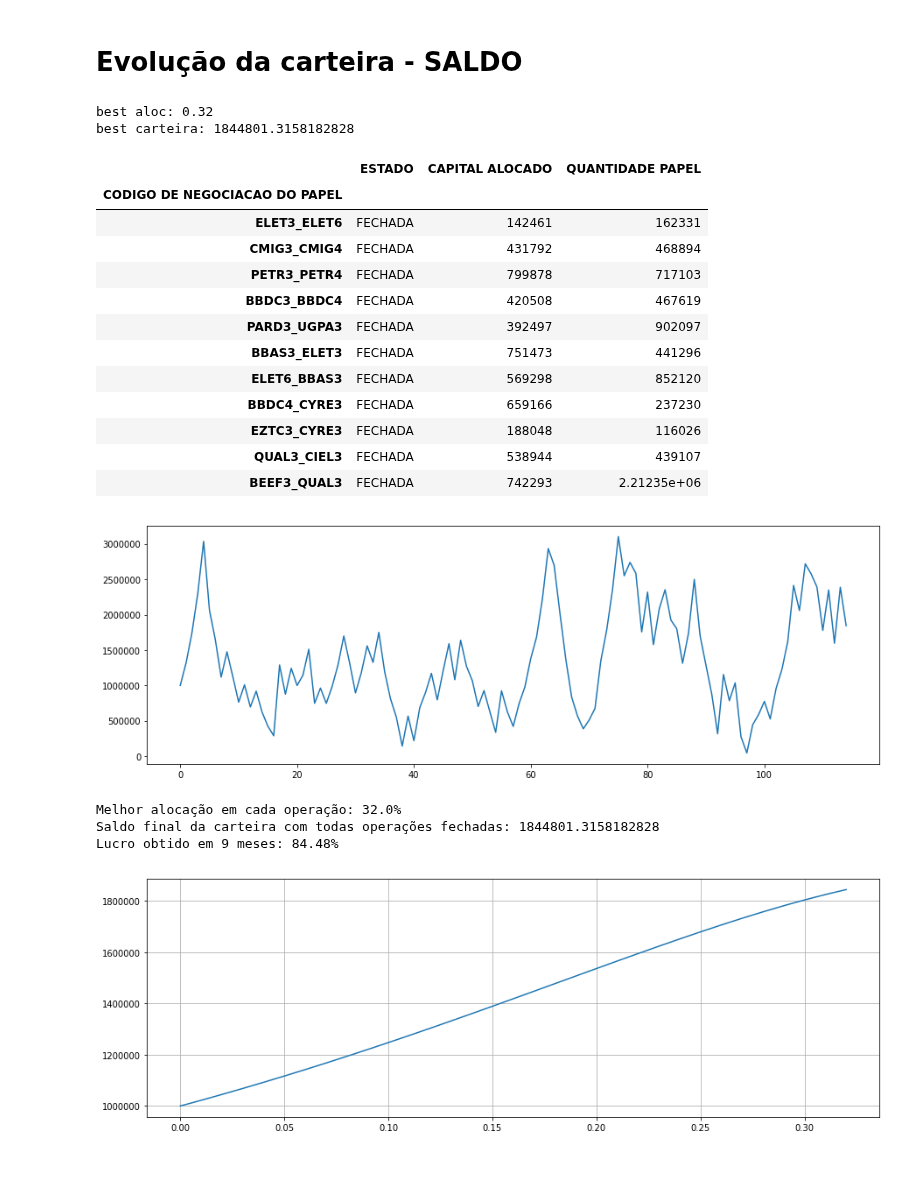
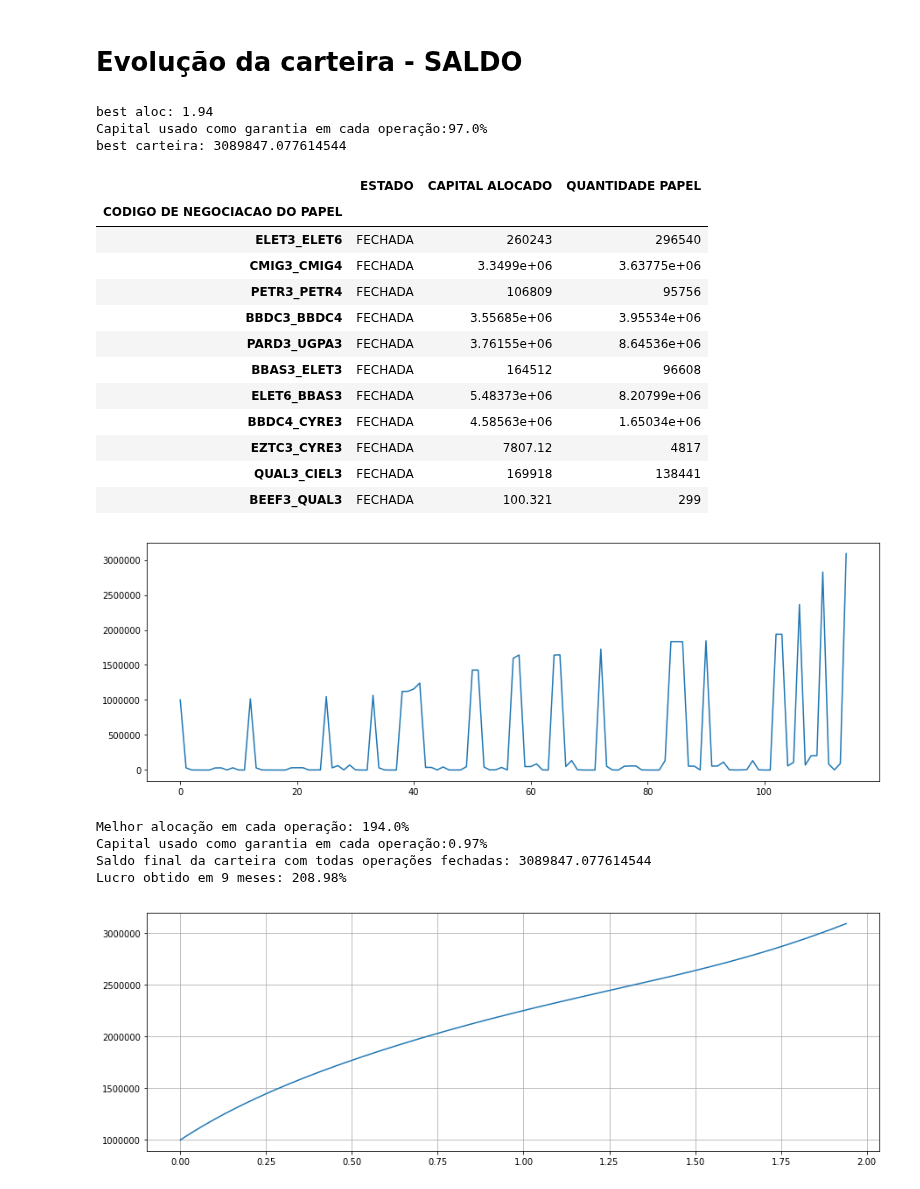
Before and after one commit to RodrigoCalderano/DOM-BOT, a Jupyter notebook: Jupyter/Long Short.ipynb, the cells around one changed output. Cells and saved outputs as stored; diff of their text form; code cells hidden in the pictures.

Commit message:
Calculo de saldo usando garantia

```diff
--- a/Jupyter/Long Short.ipynb
+++ b/Jupyter/Long Short.ipynb
@@ -577,7 +582,7 @@ carteiras = {
              0: 0,
              0: 0,
 }
-for alocacao in range(100):
+for alocacao in range(300):
     alocacao = alocacao/100
     df_c_ls = pd.DataFrame()
     df_c_ls['CODIGO DE NEGOCIACAO DO PAPEL'] = df_pares['Empresa1'] + '_' + df_pares['Empresa2']
@@ -593,24 +598,28 @@ for alocacao in range(100):
         order = orders_df.iloc[i]
 
         if df_c_ls.loc[order['CODIGO DE NEGOCIACAO DO PAPEL']]['ESTADO'] == 'FECHADA': # CALCULA ENTRADA
-            disponivel = carteira*alocacao
+            disponivel = carteira * alocacao
             quantidade_papel = round(disponivel/order['PRECO'])
             investimento = quantidade_papel * order['PRECO']
+            garantia = investimento/2
             if order['OPERACAO'] == 'BUY':
-                carteira = carteira - investimento
+                carteira = carteira - garantia
             elif order['OPERACAO'] == 'SELL':
-                carteira = carteira + investimento
+                carteira = carteira - garantia
             df_c_ls.loc[order['CODIGO DE NEGOCIACAO DO PAPEL']]['ESTADO'] = 'ABERTA'
             df_c_ls.loc[order['CODIGO DE NEGOCIACAO DO PAPEL']]['CAPITAL ALOCADO'] = investimento
             df_c_ls.loc[order['CODIGO DE NEGOCIACAO DO PAPEL']]['QUANTIDADE PAPEL'] = quantidade_papel
 
         else:  # FECHA OPERACAO
+            alocado = df_c_ls.loc[order['CODIGO DE NEGOCIACAO DO PAPEL']]['CAPITAL ALOCADO']
+            garantia = alocado/2
             quantidade_papel = df_c_ls.loc[order['CODIGO DE NEGOCIACAO DO PAPEL']]['QUANTIDADE PAPEL']
-            investimento = quantidade_papel * order['PRECO']
+            retorno = quantidade_papel * order['PRECO']
+            lucro = retorno - alocado
             if order['OPERACAO'] == 'BUY':
-                carteira = carteira - investimento
+                carteira = carteira + garantia - lucro
             elif order['OPERACAO'] == 'SELL':
-                carteira = carteira + investimento
+                carteira = carteira + garantia + lucro
             df_c_ls.loc[order['CODIGO DE NEGOCIACAO DO PAPEL']]['ESTADO'] = 'FECHADA'
 
         carteira_hist.append(carteira)
@@ -624,12 +633,14 @@ for alocacao in range(100):
         best_alocacao = alocacao
 
 print('best aloc: ' + str(best_alocacao))
+print('Capital usado como garantia em cada operação:' + str(best_alocacao*100/2) + '%')
 print('best carteira: ' + str(melhor_carteira))
 # plt.plot(carteira_hist)
 # df_c_ls
 # %% [output]
-best aloc: 0.32
-best carteira: 1844801.3158182828
+best aloc: 1.94
+Capital usado como garantia em cada operação:97.0%
+best carteira: 3089847.077614544
 # %%
 df_c_ls = pd.DataFrame()
 df_c_ls['CODIGO DE NEGOCIACAO DO PAPEL'] = df_pares['Empresa1'] + '_' + df_pares['Empresa2']
@@ -640,60 +651,66 @@ df_c_ls = df_c_ls.set_index('CODIGO DE NEGOCIACAO DO PAPEL')
 carteira = 1000000
 carteira_hist = [1000000]
 alocacao = best_alocacao
 
 for i in range(len(orders_df)):
 
     order = orders_df.iloc[i]
 
     if df_c_ls.loc[order['CODIGO DE NEGOCIACAO DO PAPEL']]['ESTADO'] == 'FECHADA': # CALCULA ENTRADA
-        disponivel = carteira*alocacao
+        disponivel = carteira * alocacao
         quantidade_papel = round(disponivel/order['PRECO'])
         investimento = quantidade_papel * order['PRECO']
+        garantia = investimento/2
         if order['OPERACAO'] == 'BUY':
-            carteira = carteira - investimento
+            carteira = carteira - garantia
         elif order['OPERACAO'] == 'SELL':
-            carteira = carteira + investimento
+            carteira = carteira - garantia
         df_c_ls.loc[order['CODIGO DE NEGOCIACAO DO PAPEL']]['ESTADO'] = 'ABERTA'
         df_c_ls.loc[order['CODIGO DE NEGOCIACAO DO PAPEL']]['CAPITAL ALOCADO'] = investimento
         df_c_ls.loc[order['CODIGO DE NEGOCIACAO DO PAPEL']]['QUANTIDADE PAPEL'] = quantidade_papel
 
     else:  # FECHA OPERACAO
+        alocado = df_c_ls.loc[order['CODIGO DE NEGOCIACAO DO PAPEL']]['CAPITAL ALOCADO']
+        garantia = alocado/2
         quantidade_papel = df_c_ls.loc[order['CODIGO DE NEGOCIACAO DO PAPEL']]['QUANTIDADE PAPEL']
-        investimento = quantidade_papel * order['PRECO']
+        retorno = quantidade_papel * order['PRECO']
+        lucro = retorno - alocado
         if order['OPERACAO'] == 'BUY':
-            carteira = carteira - investimento
+            carteira = carteira + garantia - lucro
         elif order['OPERACAO'] == 'SELL':
-            carteira = carteira + investimento
+            carteira = carteira + garantia + lucro
         df_c_ls.loc[order['CODIGO DE NEGOCIACAO DO PAPEL']]['ESTADO'] = 'FECHADA'
 
     carteira_hist.append(carteira)
 
 plt.plot(carteira_hist)
 df_c_ls
 # %% [output]
 |  | ESTADO | CAPITAL ALOCADO | QUANTIDADE PAPEL |
 | CODIGO DE NEGOCIACAO DO PAPEL |  |  |  |
-| ELET3_ELET6 | FECHADA | 142461 | 162331 |
-| CMIG3_CMIG4 | FECHADA | 431792 | 468894 |
-| PETR3_PETR4 | FECHADA | 799878 | 717103 |
-| BBDC3_BBDC4 | FECHADA | 420508 | 467619 |
-| PARD3_UGPA3 | FECHADA | 392497 | 902097 |
-| BBAS3_ELET3 | FECHADA | 751473 | 441296 |
-| ELET6_BBAS3 | FECHADA | 569298 | 852120 |
-| BBDC4_CYRE3 | FECHADA | 659166 | 237230 |
-| EZTC3_CYRE3 | FECHADA | 188048 | 116026 |
-| QUAL3_CIEL3 | FECHADA | 538944 | 439107 |
-| BEEF3_QUAL3 | FECHADA | 742293 | 2.21235e+06 |
+| ELET3_ELET6 | FECHADA | 260243 | 296540 |
+| CMIG3_CMIG4 | FECHADA | 3.3499e+06 | 3.63775e+06 |
+| PETR3_PETR4 | FECHADA | 106809 | 95756 |
+| BBDC3_BBDC4 | FECHADA | 3.55685e+06 | 3.95534e+06 |
+| PARD3_UGPA3 | FECHADA | 3.76155e+06 | 8.64536e+06 |
+| BBAS3_ELET3 | FECHADA | 164512 | 96608 |
+| ELET6_BBAS3 | FECHADA | 5.48373e+06 | 8.20799e+06 |
+| BBDC4_CYRE3 | FECHADA | 4.58563e+06 | 1.65034e+06 |
+| EZTC3_CYRE3 | FECHADA | 7807.12 | 4817 |
+| QUAL3_CIEL3 | FECHADA | 169918 | 138441 |
+| BEEF3_QUAL3 | FECHADA | 100.321 | 299 |
-[figure, old version]
+[figure, new version]
 # %%
 print('Melhor alocação em cada operação: ' + str(best_alocacao*100) + '%')
+print('Capital usado como garantia em cada operação:' + str(best_alocacao/2) + '%')
 print('Saldo final da carteira com todas operações fechadas: ' + str(melhor_carteira))
 lucro = str( round(100*(melhor_carteira-carteira_hist[0])/carteira_hist[0],2) )
 print('Lucro obtido em 9 meses: ' + lucro + '%')
 # %% [output]
-Melhor alocação em cada operação: 32.0%
-Saldo final da carteira com todas operações fechadas: 1844801.3158182828
-Lucro obtido em 9 meses: 84.48%
+Melhor alocação em cada operação: 194.0%
+Capital usado como garantia em cada operação:0.97%
+Saldo final da carteira com todas operações fechadas: 3089847.077614544
+Lucro obtido em 9 meses: 208.98%
 # %%
 lists = sorted(carteiras.items()) # sorted by key, return a list of tuples
 
@@ -703,7 +720,7 @@ plt.plot(x, y)
 
 plt.grid()
 # %% [output]
-[figure, old version]
+[figure, new version]
 # %%
 carteiras
 # %% [output]
```
Also changed, not shown: parts of 2 cells of this notebook, 1 other file.
